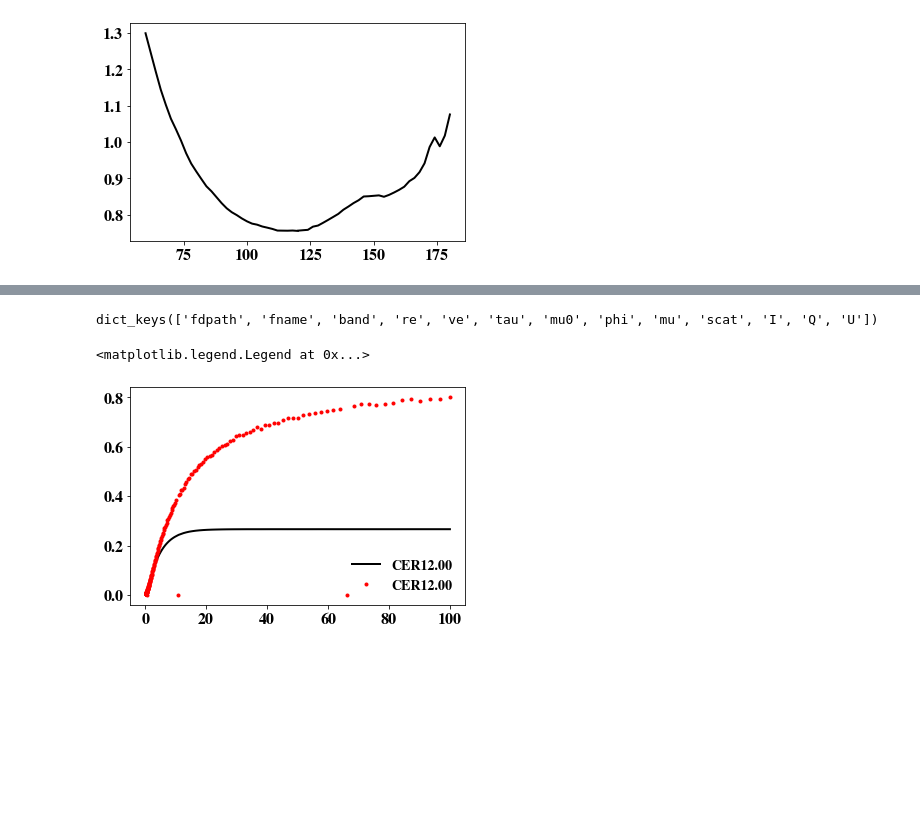
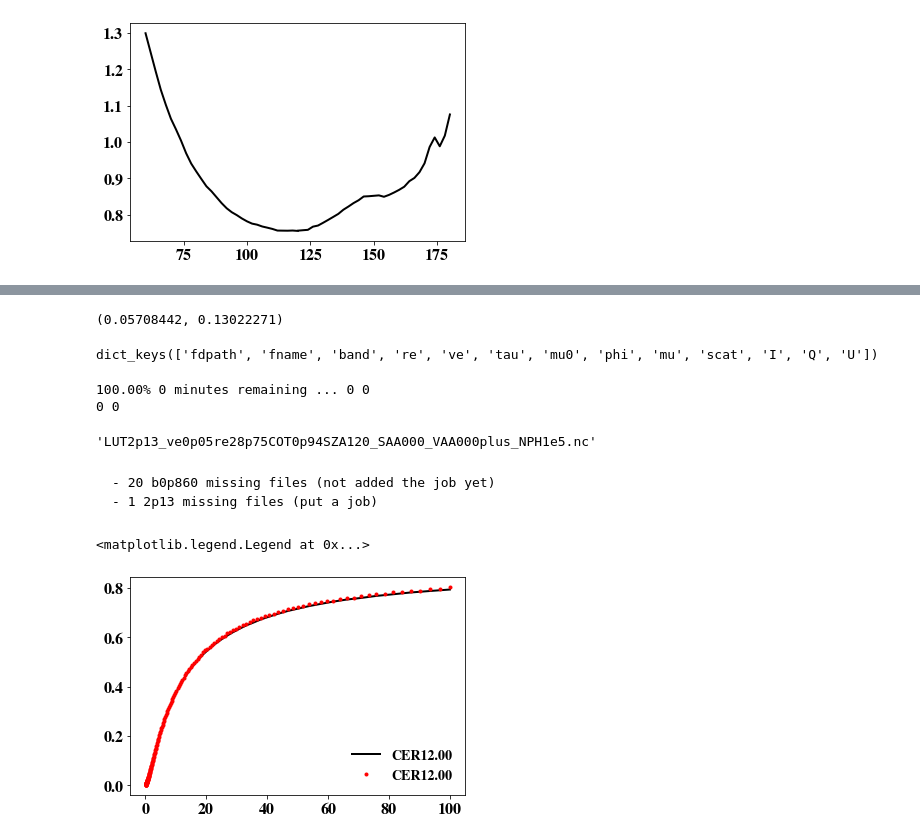
Before and after one commit to cpnHere/ACRS, a Jupyter notebook: LUTs/using_MSCART/LUT_MSCART.ipynb, the cells around one changed output, grey strips where cells are left out. Saved outputs shown, nothing was run; the diff lists cells and outputs as text; code cells hidden in the pictures; blank space fills up the shorter version.

```diff
--- a/LUTs/using_MSCART/LUT_MSCART.ipynb
+++ b/LUTs/using_MSCART/LUT_MSCART.ipynb
@@ -97,8 +99,8 @@ new_tau.sort()
 new_tau=np.unique(new_tau.round(2))
 
 ve = 0.05
-COT = 4.03
-re = 16.00
+COT = 73.33
+re = 2.00
 
 VNIR=POLCARTdset('radx',nmldpath='b0p860_fields/')
 VNIR.readMSCARTplus(('LUT0p860_ve%0.2fre%0.2fCOT%0.2f'%(ve,re,COT)).replace('.','p')+'SZA120_SAA000_VAA000plus_NPH1e4.nc',fdpath='results/b0p860/',clm=True,step=True)
@@ -113,3 +118,7 @@ LUT2p13_ve0p05re16p00COT4p03SZA120_SAA000_VAA000plus_NPH1e4.nc is a single batch
+# %%
+LUT.I[2,54,4,28,149],SWIR.MeanPRad[31,0]
+# %% [output]
+(0.05708442, 0.13022271)
 # %%
 vars(LUT).keys()
 # %% [output]
@@ -118,43 +127,82 @@ dict_keys(['fdpath', 'fname', 'band', 're', 've', 'tau', 'mu0', 'phi', 'mu', 'sc
 LUTnew=Bispec_LUT('/umbc/xfs1/zzbatmos/users/charaj1/taki/ACRS/LUTs/using_MSCART','LESLUT_highres_SZA120_nadir.nc')
 LUTnew.band=np.array([0.860,2.13])
 LUTnew.re = new_re
-LUTnew.ve = ve
+LUTnew.ve = np.array([ve])
 LUTnew.tau = new_tau
 LUTnew.mu0 = np.cos(np.deg2rad(60))
 LUTnew.phi = 0.0
-LUTnew.mu = 1.0
-LUTnew.scat = 119.99
+LUTnew.mu = np.array([1.0])
+LUTnew.scat = np.array([119.99])
 RI = np.zeros((2,new_tau.size,new_re.size),dtype=float)
-noboth=0
+nVNIR,nSWIR=0,0
+largeVN,largeSW=0,0
+ni = LUTnew.re.size
+nj = LUTnew.tau.size
 i = 0
+f0p86 = open('b0p860_missing.dat','w')
+f0p86.close()
+f2p13 = open('b2p13_missing.dat','w')
+f2p13.close()
+
+start = time.time()
 for re in LUTnew.re:
     j=0
     for COT in LUTnew.tau:
-        file0p86 = ('LUT0p860_ve%0.2fre%0.2fCOT%0.2f'%(ve,re,COT)).replace('.','p')+'SZA120_SAA000_VAA000plus_NPH1e4.nc'
-        file2p13 = ('LUT2p13_ve%0.2fre%0.2fCOT%0.2f'%(ve,re,COT)).replace('.','p')+'SZA120_SAA000_VAA000plus_NPH1e4.nc'
+        file0p86 = ('LUT0p860_ve%0.2fre%0.2fCOT%0.2f'%(ve,re,COT)).replace('.','p')+'SZA120_SAA000_VAA000plus_NPH1e5.nc'
+        file2p13 = ('LUT2p13_ve%0.2fre%0.2fCOT%0.2f'%(ve,re,COT)).replace('.','p')+'SZA120_SAA000_VAA000plus_NPH1e5.nc'
         if os.path.exists('results/b0p860/'+file0p86) and os.path.exists('results/b2p13/'+file2p13):
             VNIR=POLCARTdset('radx',nmldpath='b0p860_fields/')
-            VNIR.readMSCARTplus(file0p86,fdpath='results/b0p860/',clm=True,step=True)
+            VNIR.readMSCARTplus(file0p86,fdpath='results/b0p860/',clm=True,step=True,prnt=False)
             VNIR.remove_redundant_nadir()
             RI[0,j,i] = VNIR.MeanPRad[31,0]
             SWIR=POLCARTdset('radx',nmldpath='b2p13_fields/')
-            SWIR.readMSCARTplus(file2p13,fdpath='results/b2p13/',clm=True,step=True)
+            SWIR.readMSCARTplus(file2p13,fdpath='results/b2p13/',clm=True,step=True,prnt=False)
             SWIR.remove_redundant_nadir()
             RI[1,j,i] = SWIR.MeanPRad[31,0]
+            if RI[0,j,i]>10:
+                largeVN+=1
+                print(file0p86)
+            if RI[1,j,i]>10:
+                largeSW+=1
+        elif os.path.exists('results/b0p860/'+file0p86):
+            f2p13 = open('b2p13_missing.dat','a')
+            f2p13.write(file2p13.split('SZA',1)[0]+'\n')
+            f2p13.close()
+            nSWIR+=1
         else:
-            noboth+=1
+            f0p86 = open('b0p860_missing.dat','a')
+            f0p86.write(file0p86.split('SZA',1)[0]+'\n')
+            f0p86.close()
+            nVNIR+=1
+        cpn.progress_bar(i,j,ni,nj,start)
         j+=1
     i+=1
-print(noboth)
+print(nVNIR,nSWIR)
+print(largeVN,largeSW)
+LUTnew.I=np.zeros((2,new_tau.size,1,new_re.size,1))
+LUTnew.I[:,:,0,:,0]=RI
+#LUTnew.I[LUTnew.I>10] = np.nan
+# %% [output]
+100.00% 0 minutes remaining ... 0 0
+0 0
+# %%
+file2p13
+# %% [output]
+'LUT2p13_ve0p05re28p75COT0p94SZA120_SAA000_VAA000plus_NPH1e5.nc'
+# %% [markdown]
+
+
+    - 20 b0p860 missing files (not added the job yet)
+    - 1 2p13 missing files (put a job)
 # %%
 # Comparing with previous LUTs (VNIR band)
 # Seems like not enough photons
-plt.plot(LUT.tau,LUT.I[1,:,4,20,149],'k',label='CER%0.2f'%(LUT.re[20]))
+plt.plot(LUT.tau,LUT.I[0,:,4,20,149],'k',label='CER%0.2f'%(LUT.re[20]))
 plt.plot(new_tau,RI[0,:,40],'r.',label="CER%0.2f"%(LUTnew.re[40]))
 plt.legend()
 # %% [output]
 <matplotlib.legend.Legend at 0x...>
-[figure, old version]
+[figure, new version]
 # %%
 # Comparing with previous LUTs (SWIR band)
 # Seems like not enough photons had been used
```
Also changed, not shown: parts of 17 cells of this notebook.
